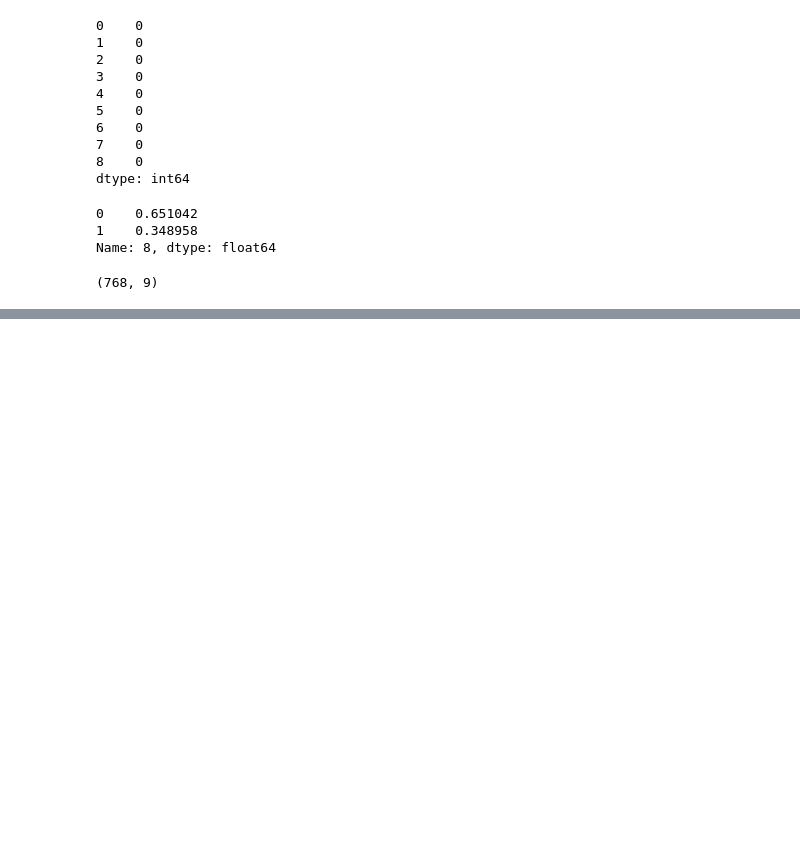
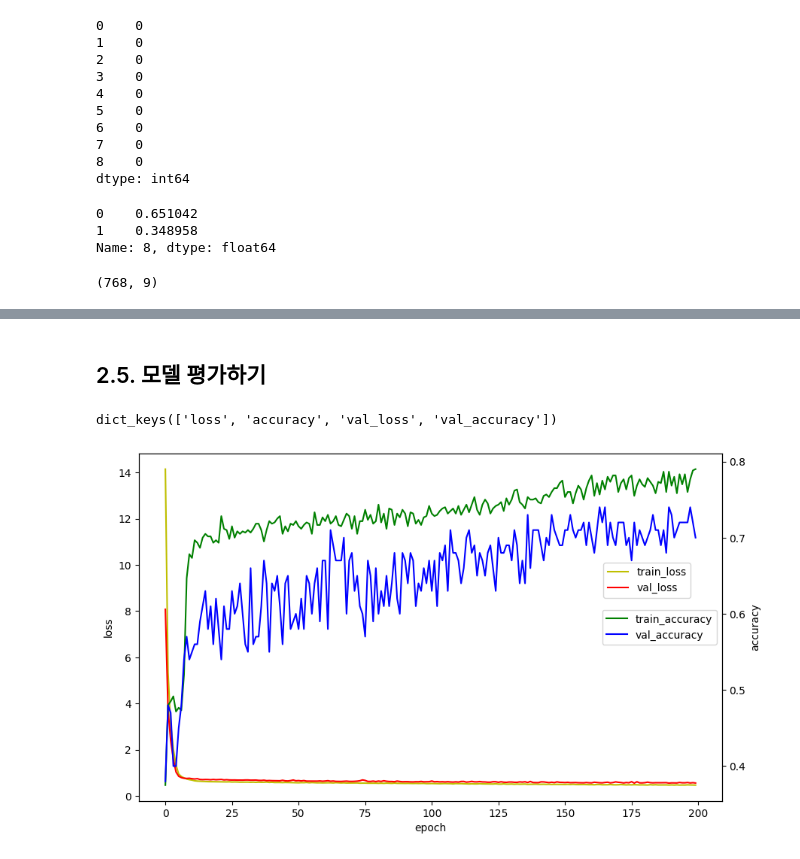
Before and after one commit to thre3o2wo/ai, a Jupyter notebook: source/05_DeepLearning/ch06_피마인디언_당뇨병발병_예측실습(로지스틱회귀분석, 분류분석).ipynb, the cells around one changed output, grey strips where cells are left out. Saved outputs shown, nothing was run; the diff lists cells and outputs as text; code cells hidden in the pictures; blank space fills up the shorter version.

```diff
--- a/source/05_DeepLearning/ch06_피마인디언_당뇨병발병_예측실습(로지스틱회귀분석, 분류분석).ipynb
+++ b/source/05_DeepLearning/ch06_피마인디언_당뇨병발병_예측실습(로지스틱회귀분석, 분류분석).ipynb
@@ -107,0 +331,6 @@ plt.show()
+# %%
+# 분류분석을 위한 타깃(종속)변수의 원핫인코딩
+Y_train = to_categorical(y_train)
+Y_val = to_categorical(y_val, 2)
+Y_test = to_categorical(y_test)
+Y_train.shape, Y_val.shape, Y_test.shape
@@ -107,0 +351,6 @@ plt.show()
+# %%
+model = Sequential()
+model.add(Dense(units=32, input_shape=(8,), activation='relu'))
+model.add(Dense(units=16, activation='relu'))
+model.add(Dense(units=2, activation='softmax'))
+model.summary()
@@ -107,0 +375,4 @@ plt.show()
+# %%
+model.compile(loss='categorical_crossentropy',
+              optimizer='nadam',
+              metrics=['accuracy'])
@@ -107,0 +381,5 @@ plt.show()
+# %%
+hist = model.fit(X_train, Y_train,
+                 epochs=200,
+                 validation_data=(X_val, Y_val),
+                 verbose=1)
@@ -107,0 +404,23 @@ plt.show()
+# %% [markdown]
+## 2.5. 모델 평가하기
+# %%
+hist.history.keys()
+# %% [output]
+dict_keys(['loss', 'accuracy', 'val_loss', 'val_accuracy'])
+# %%
+# 학습과정 표시하기
+import matplotlib.pyplot as plt
+fig, loss_ax = plt.subplots(figsize=(10,6))
+loss_ax.plot(hist.history['loss'], 'y', label='train_loss')
+loss_ax.plot(hist.history['val_loss'], 'r', label='val_loss')
+acc_ax = loss_ax.twinx() # loss_ax와 x축을 공유하는 acc_ax 생성
+acc_ax.plot(hist.history['accuracy'], 'g', label='train_accuracy')
+acc_ax.plot(hist.history['val_accuracy'], 'b', label='val_accuracy')
+loss_ax.set_xlabel('epoch')
+loss_ax.set_ylabel('loss')
+acc_ax.set_ylabel('accuracy')
+loss_ax.legend(bbox_to_anchor=(0.955, 0.7))
+acc_ax.legend(loc='center right')
+plt.show()
+# %% [output]
+[figure, added]
```
Also changed, not shown: parts of 46 cells of this notebook, 6 other files.
